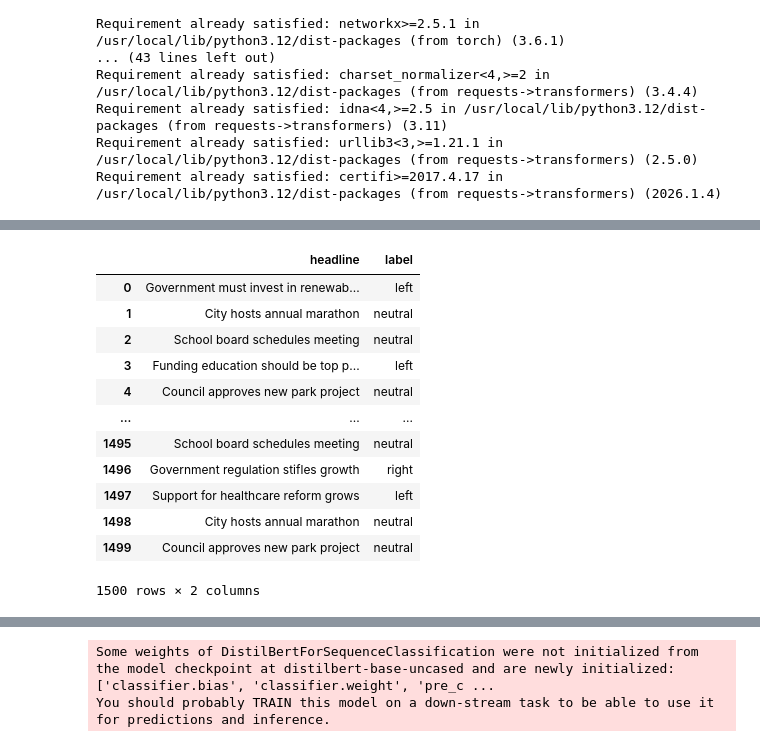
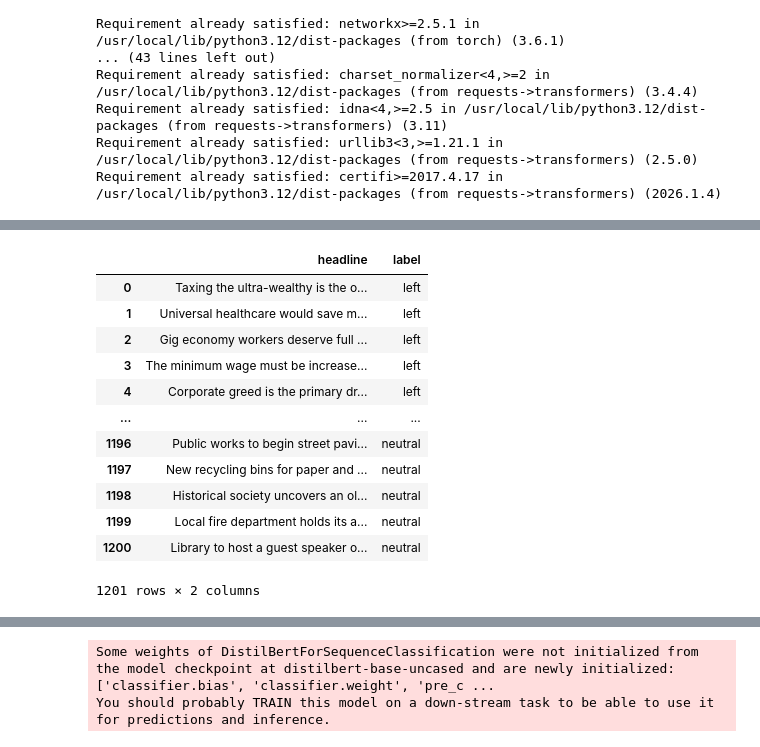
Before and after one commit to d-hetalpatel/news-bias-detection, a Jupyter notebook: news_bias_classifier.ipynb, the cells around one changed output, grey strips where cells are left out. Drawn from its saved outputs; the diff is of its cells as text; code cells hidden in the pictures.

```diff
--- a/news_bias_classifier.ipynb
+++ b/news_bias_classifier.ipynb
@@ -41,18 +43,18 @@ print("Using device:", device)
 # %%
-csv_path ="/content/news_headlines.csv"
+csv_path ='/content/drive/MyDrive/new_bias/news_bias_final_cleaned.csv'
 df = pd.read_csv(csv_path)#pd.DataFrame(data, columns=["headline", "label"])
 df
 # %% [output]
 |  | headline | label |
-| 0 | Government must invest in renewab... | left |
-| 1 | City hosts annual marathon | neutral |
-| 2 | School board schedules meeting | neutral |
-| 3 | Funding education should be top p... | left |
-| 4 | Council approves new park project | neutral |
+| 0 | Taxing the ultra-wealthy is the o... | left |
+| 1 | Universal healthcare would save m... | left |
+| 2 | Gig economy workers deserve full ... | left |
+| 3 | The minimum wage must be increase... | left |
+| 4 | Corporate greed is the primary dr... | left |
 | ... | ... | ... |
-| 1495 | School board schedules meeting | neutral |
-| 1496 | Government regulation stifles growth | right |
-| 1497 | Support for healthcare reform grows | left |
-| 1498 | City hosts annual marathon | neutral |
-| 1499 | Council approves new park project | neutral |
+| 1196 | Public works to begin street pavi... | neutral |
+| 1197 | New recycling bins for paper and ... | neutral |
+| 1198 | Historical society uncovers an ol... | neutral |
+| 1199 | Local fire department holds its a... | neutral |
+| 1200 | Library to host a guest speaker o... | neutral |
-1500 rows × 2 columns
+1201 rows × 2 columns
```
Also changed, not shown: parts of 8 cells of this notebook.
